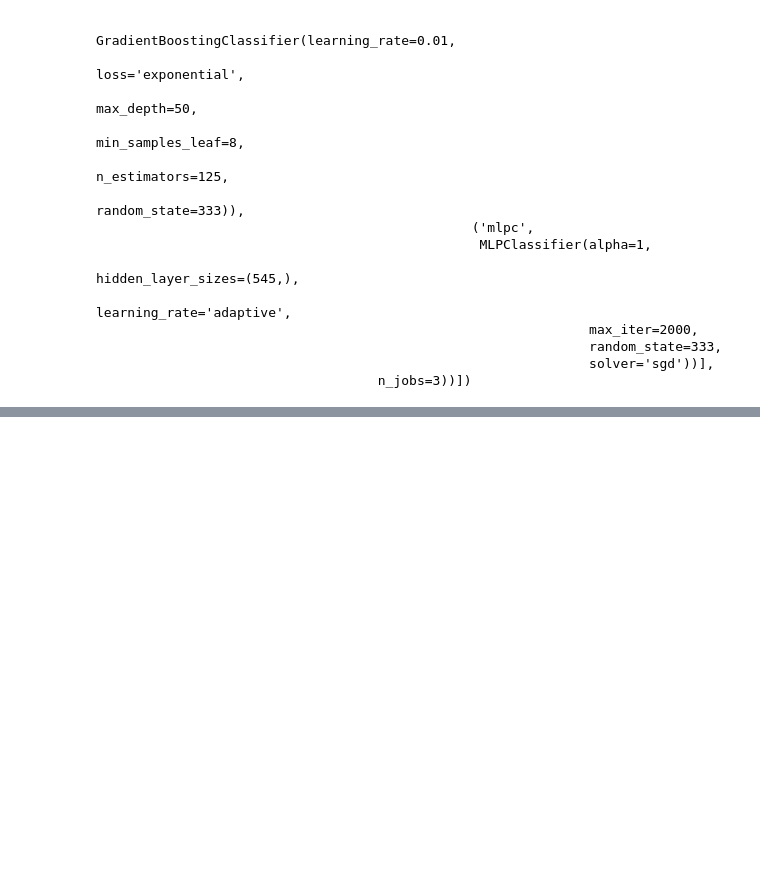
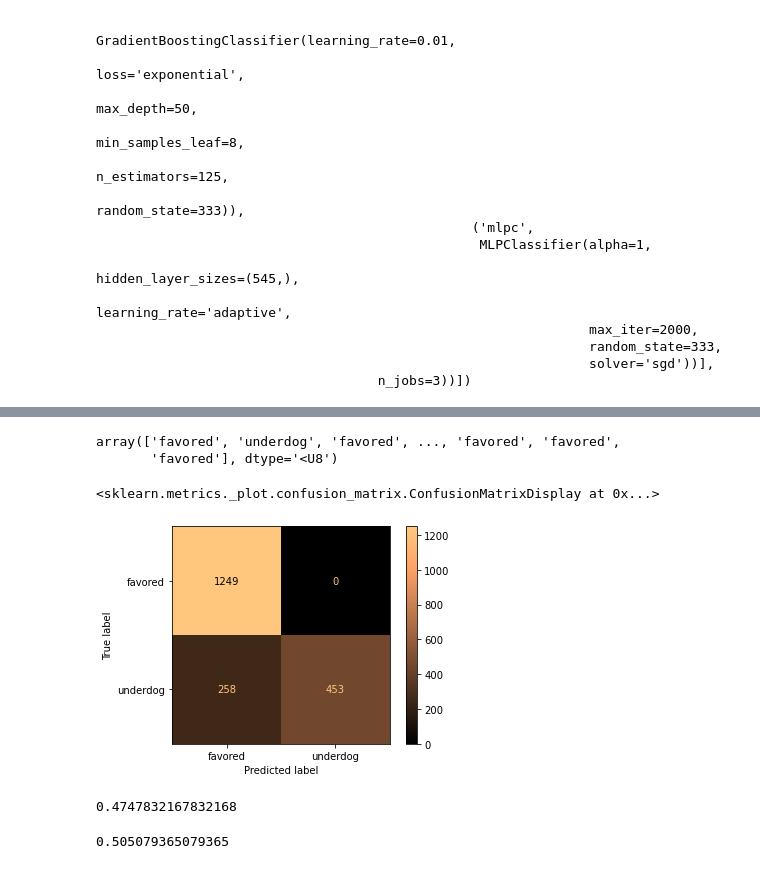
Before and after one commit to Ben-Gilbert333/Predicting_UFC_Winners, a Jupyter notebook: scratch_notebooks/scratch_notebook3.ipynb, the cells around one changed output, grey strips where cells are left out. Cells and saved outputs as stored; diff of their text form; code cells hidden in the pictures; blank space fills up the shorter version.

```diff
--- a/scratch_notebooks/scratch_notebook3.ipynb
+++ b/scratch_notebooks/scratch_notebook3.ipynb
@@ -1564,17 +1468,0 @@ Training Precision Score:  1.0
-# %%
-
-logreg_estimator = Pipeline(steps=[('scaler', StandardScaler()),
-                                   ('logreg', LogisticRegression(C=0.1, class_weight='balanced',
-                                                                 penalty='l1', random_state=333,
-                                                                 solver='saga'))])
-
-estimators4 = [('forest', forest_estimator),
-               ('mlpc', mlpc_estimator),
-               ('logreg', logreg_estimator),
-               ('gboost', grad_boost_estimator)]
-
-sc_steps4 = [('sc', StackingClassifier(estimators=estimators4, n_jobs=3))]
-
-sc_pipe4 = Pipeline(sc_steps4)
-
-sc_pipe4.fit(X_train, y_train)
@@ -1599,11 +1468,0 @@ Pipeline(steps=[('sc',
-# %%
-# Setting parameters for GridSearch
-sc_params = {'sc__final_estimator': [None, RandomForestClassifier(), MLPClassifier(), GradientBoostingClassifier()]}
-# Creating GridSearch
-sc_grid3 = GridSearchCV(sc_pipe4, param_grid=sc_params, scoring=precision_scorer, n_jobs=3, cv=5)
-# Fitting GridSearch
-sc_grid3.fit(X_train, y_train)
-
-# Pickling model
-with open('../pickles/sc_grid_best3.pkl', 'wb') as f:
-         pickle.dump(sc_grid3.best_estimator_, f)
@@ -1613,0 +1515,14 @@ with open('../pickles/sc_grid_best3.pkl', 'rb') as f:
+# %%
+predictions = sc_pipe.predict_proba(X_train)
+predictions
+y_pred = np.where(predictions[:,1] >= 0.4645, 'underdog', 'favored')
+y_pred
+# %% [output]
+array(['favored', 'underdog', 'favored', ..., 'favored', 'favored',
+       'favored'], dtype='<U8')
+# %%
+cf = confusion_matrix(y_train, y_pred)
+ConfusionMatrixDisplay(cf, display_labels=['favored', 'underdog']).plot(cmap=plt.cm.copper)
+# %% [output]
+<sklearn.metrics._plot.confusion_matrix.ConfusionMatrixDisplay at 0x...>
+[figure, added]
@@ -1613,0 +1535,4 @@ with open('../pickles/sc_grid_best3.pkl', 'rb') as f:
+# %%
+cross_val_score(sc_pipe, X_train, y_train, cv=5, scoring=thresh_scorer, n_jobs=3).mean()
+# %% [output]
+0.4747832167832168
@@ -1613,0 +1543,4 @@ with open('../pickles/sc_grid_best3.pkl', 'rb') as f:
+# %%
+cross_val_score(sc_pipe, X_train, y_train, cv=5, scoring=thresh_scorer, n_jobs=3).mean()
+# %% [output]
+0.505079365079365
```
Also changed, not shown: parts of 42 cells of this notebook, 6 other files.
